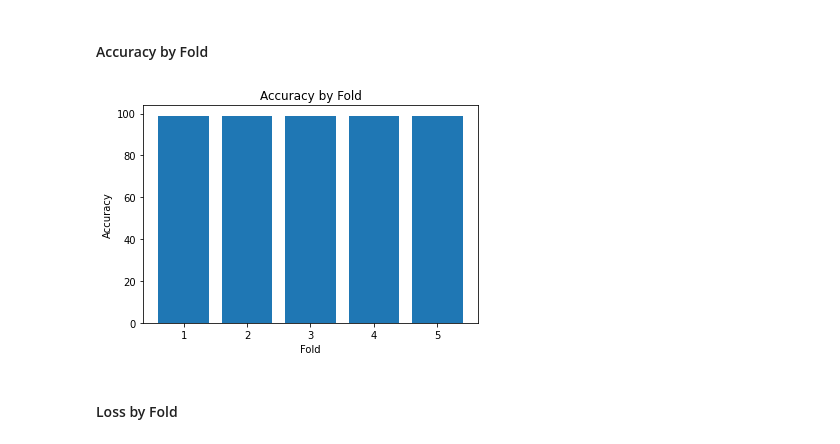
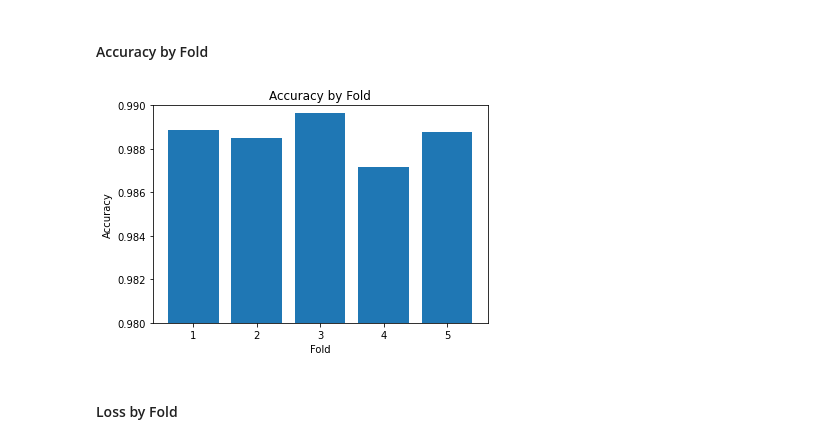
Before and after one commit to TheoryBreeze/cnn-overfitting-research, a Jupyter notebook: 5x5/5x5_kernel.ipynb, the cells around one changed output. Drawn from its saved outputs; the diff is of its cells as text; code cells hidden in the pictures.

```diff
--- a/5x5/5x5_kernel.ipynb
+++ b/5x5/5x5_kernel.ipynb
@@ -135,22 +135,23 @@ with open("5x5_metrics.py", "w") as file:
 # %% [markdown]
 #### Accuracy by Fold
 # %%
-x_fold = range(1, 6);
-y_fold_acc = acc_per_fold
+x_fold = range(1, 6)
+y_fold_acc = acc_per_fold1
 
 fig, ax = plt.subplots()
 fig.set_facecolor("white")
 
 ax.bar(x_fold, y_fold_acc)
 
 # Title and Axes
 ax.set_title("Accuracy by Fold")
 ax.set_xlabel("Fold")
 ax.set_ylabel("Accuracy")
 ax.set_xticks(x_fold)
+ax.set_ylim(0.98, 0.99)
 
 plt.show()
 # %% [output]
-[figure, old version]
+[figure, new version]
 # %% [markdown]
 #### Loss by Fold
```
Also changed, not shown: parts of 1 cell of this notebook.
